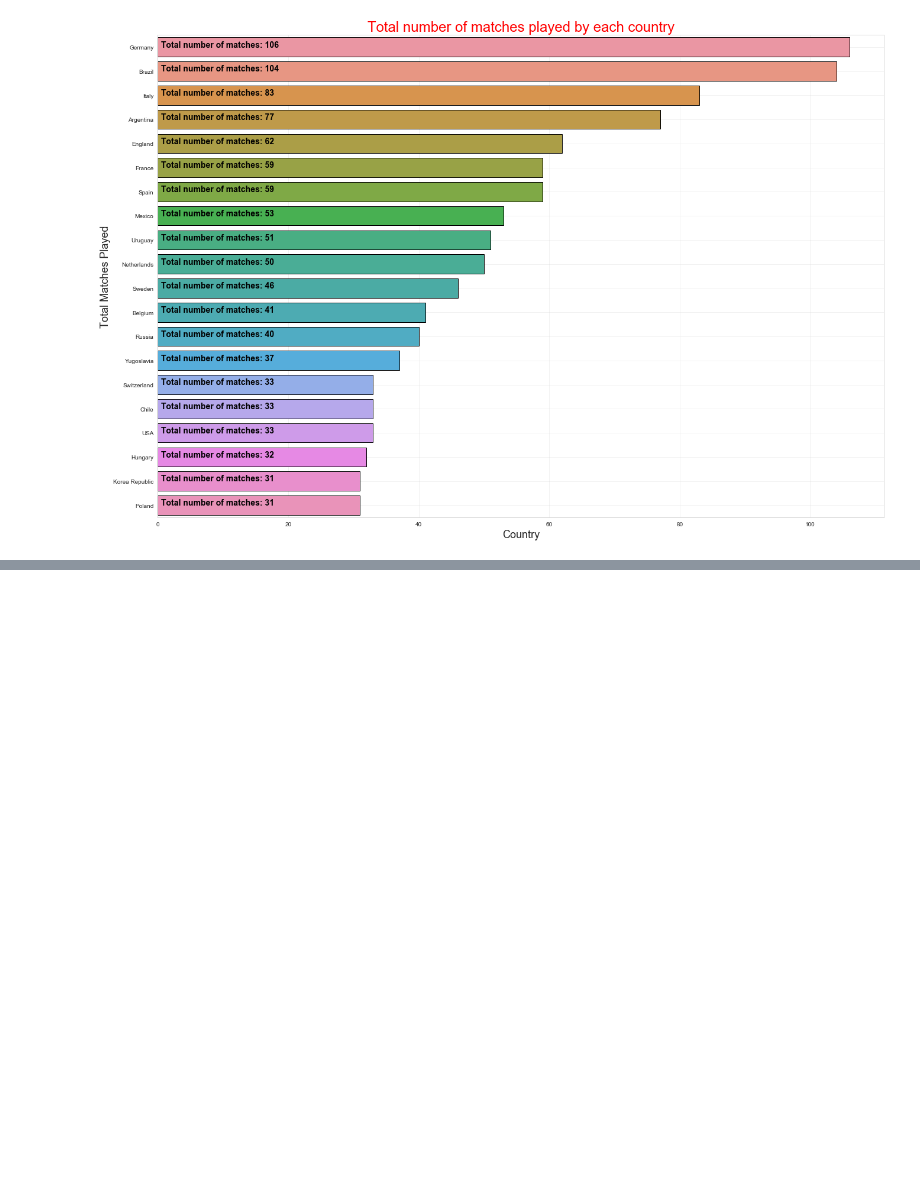
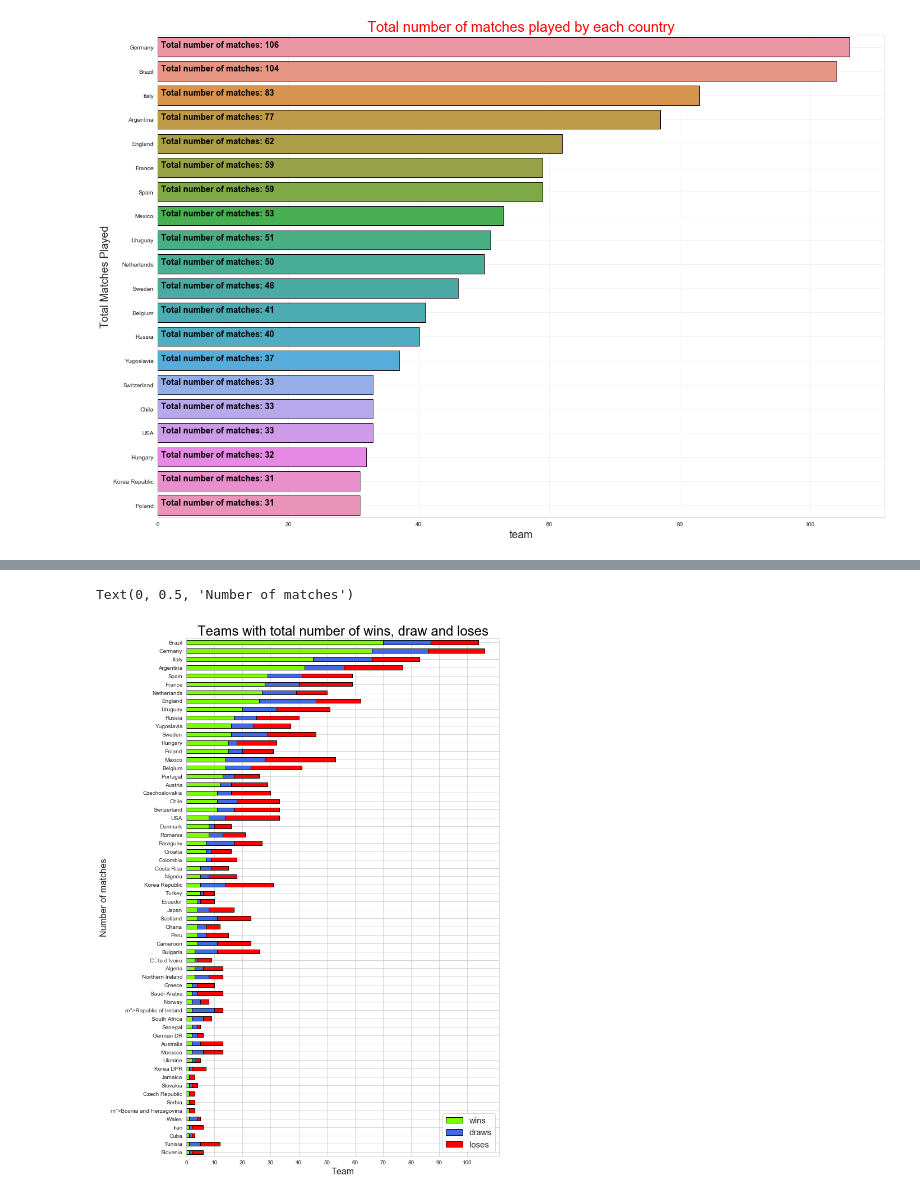
Before and after one commit to saurabh906/Fifa-Project, a Jupyter notebook: Fifa Project Notebook.ipynb, the cells around one changed output, grey strips where cells are left out. Cells and saved outputs as stored; diff of their text form; code cells hidden in the pictures; blank space fills up the shorter version.

```diff
--- a/Fifa Project Notebook.ipynb
+++ b/Fifa Project Notebook.ipynb
@@ -207,0 +228,46 @@ plt.show()
+# %%
+matches[['Home Team Name', 'Home Team Goals', 'Away Team Goals', 'Away Team Name', "outcomes"]]
+
+def win_label(matches):
+    if matches["Home Team Goals"] > matches["Away Team Goals"] :
+        return matches["Home Team Name"]
+    if matches["Home Team Goals"] < matches["Away Team Goals"] :
+        return matches["Away Team Name"]
+    if matches["Home Team Goals"] == matches["Away Team Goals"] :
+        return "Draw"
+
+def lost_label(matches):
+    if matches["Home Team Goals"] > matches["Away Team Goals"] :
+        return matches["Away Team Name"]
+    if matches["Home Team Goals"] < matches["Away Team Goals"] :
+        return matches["Home Team Name"]
+    if matches["Home Team Goals"] == matches["Away Team Goals"] :
+        return "Draw"
+
+matches["win_team"] = matches.apply(lambda matches:win_label(matches), axis=1)
+matches["lost_team"] = matches.apply(lambda matches:lost_label(matches), axis=1)
+
+win = matches["win_team"].value_counts().reset_index()
+lst = matches["lost_team"].value_counts().reset_index()
+
+m_o = win.merge(lst, left_on="index", right_on="index", how="left")
+m_o = m_o[m_o["index"] != "Draw"]
+m_o.columns  = ["team","wins","loses"]
+
+m_oc=m_o.copy()
+m_oc = m_oc.merge(c_t, left_on="team", right_on="team", how="left")
+m_oc["draws"] = m_oc["matches"] - (m_oc["wins"] + m_oc["loses"])
+m_oc.index=m_oc.team
+m_oc = m_oc.sort_values(by="wins", ascending=True)
+
+m_oc[["wins","draws","loses"]].plot(kind="barh",stacked=True, figsize=(10,17), color=["lawngreen","royalblue","r"],
+                                    linewidth=1,edgecolor="k"*len(m_oc))
+
+plt.xticks(np.arange(0,110,10))
+plt.legend(loc = "best", prop={"size":15})
+plt.title("Teams with total number of wins, draw and loses", fontsize=24, color='k')
+plt.xlabel("Team", fontsize = 16)
+plt.ylabel("Number of matches", fontsize = 16)
+# %% [output]
+Text(0, 0.5, 'Number of matches')
+[figure, added]
```
Also changed, not shown: parts of 6 cells of this notebook.
